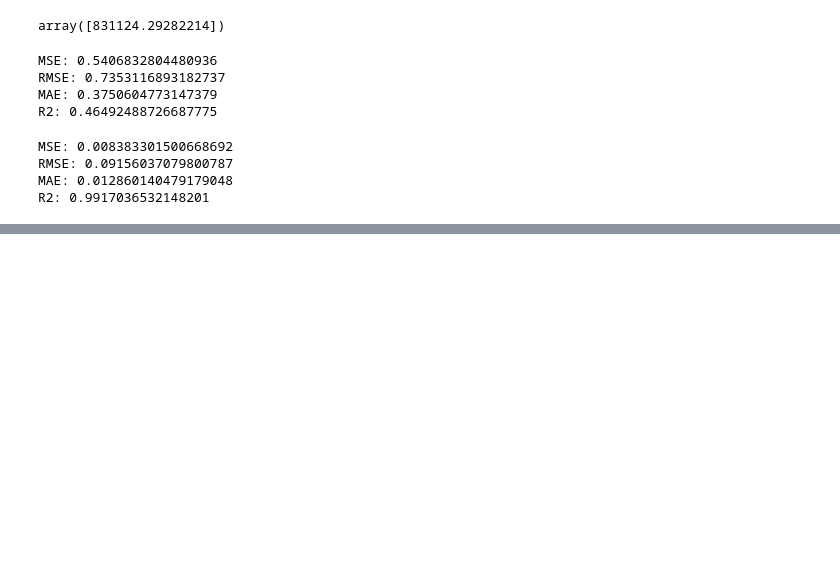
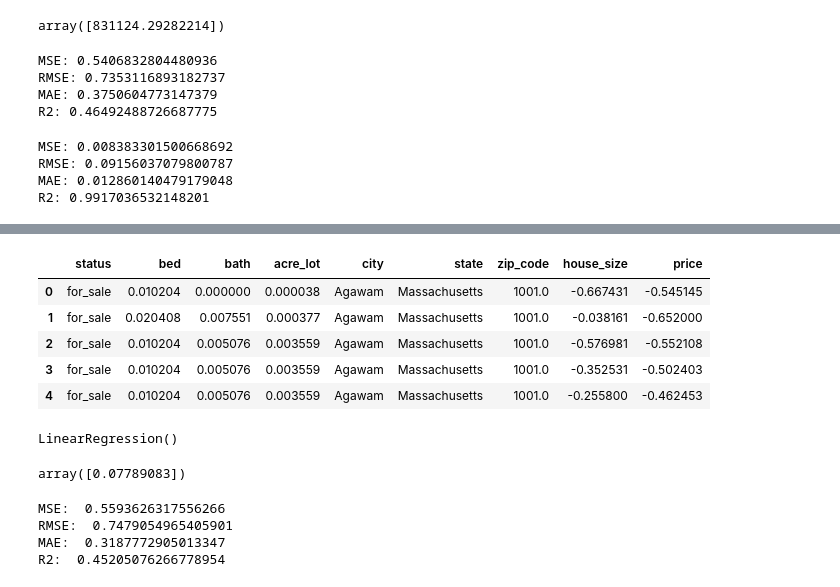
Before and after one commit to sakshamshahu/Housing-Price, a Jupyter notebook: notebook/modelling.ipynb, the cells around one changed output, grey strips where cells are left out. Cells and saved outputs as stored; diff of their text form; code cells hidden in the pictures; blank space fills up the shorter version.

```diff
--- a/notebook/modelling.ipynb
+++ b/notebook/modelling.ipynb
@@ -270,0 +291,17 @@ R2: 0.9917036532148201
+# %%
+data_massachusetts['house_size']= StandardScaler().fit_transform(data_massachusetts['house_size'].values.reshape(len(data_massachusetts), 1))
+
+price_scaler_mas= StandardScaler().fit(data_massachusetts['price'].values.reshape(-1, 1))  # Assign to a variable
+data_massachusetts['price']= price_scaler_mas.transform(data_massachusetts['price'].values.reshape(-1, 1))
+data_massachusetts['bath']= MinMaxScaler().fit_transform(data_massachusetts['bath'].values.reshape(len(data_massachusetts), 1))
+data_massachusetts['bed']= MinMaxScaler().fit_transform(data_massachusetts['bed'].values.reshape(len(data_massachusetts), 1))
+data_massachusetts['acre_lot']= MinMaxScaler().fit_transform(data_massachusetts['acre_lot'].values.reshape(len(data_massachusetts), 1))
+# %%
+data_massachusetts.head()
+# %% [output]
+|  | status | bed | bath | acre_lot | city | state | zip_code | house_size | price |
+| 0 | for_sale | 0.010204 | 0.000000 | 0.000038 | Agawam | Massachusetts | 1001.0 | -0.667431 | -0.545145 |
+| 1 | for_sale | 0.020408 | 0.007551 | 0.000377 | Agawam | Massachusetts | 1001.0 | -0.038161 | -0.652000 |
+| 2 | for_sale | 0.010204 | 0.005076 | 0.003559 | Agawam | Massachusetts | 1001.0 | -0.576981 | -0.552108 |
+| 3 | for_sale | 0.010204 | 0.005076 | 0.003559 | Agawam | Massachusetts | 1001.0 | -0.352531 | -0.502403 |
+| 4 | for_sale | 0.010204 | 0.005076 | 0.003559 | Agawam | Massachusetts | 1001.0 | -0.255800 | -0.462453 |
@@ -270,0 +312,14 @@ R2: 0.9917036532148201
+# %%
+X_train,X_test, y_train, y_test = train_test_split(X, y, test_size=0.25, random_state=42)
+model=  LinearRegression()
+model.fit(X_train, y_train )
+# %% [output]
+LinearRegression()
+# %%
+y_pred= model.predict(X_test)
+y_pred_reshaped= y_pred.reshape(-1, 1)
+original_price_predictions= price_scaler_mas.inverse_transform(y_pred_reshaped)
+absolute_predictions= np.abs(original_price_predictions)
+absolute_predictions[89]
+# %% [output]
+array([0.07789083])
@@ -270,0 +331,10 @@ R2: 0.9917036532148201
+# %%
+print(f'MSE:  {mse}')
+print(f'RMSE:  {rmse}')
+print(f'MAE:  {mae}')
+print(f'R2:  {r2}')
+# %% [output]
+MSE:  0.5593626317556266
+RMSE:  0.7479054965405901
+MAE:  0.3187772905013347
+R2:  0.45205076266778954
```
Also changed, not shown: parts of 7 cells of this notebook.
